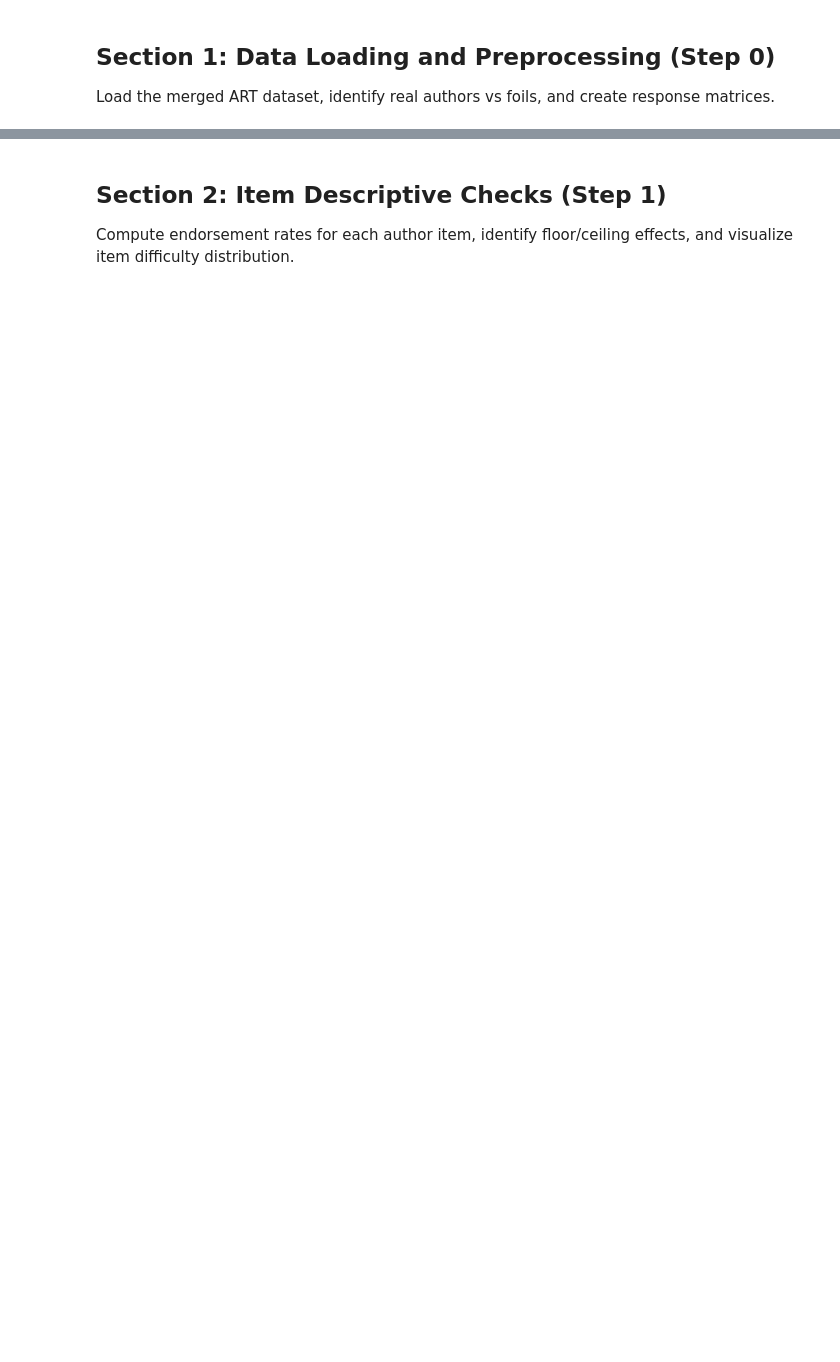
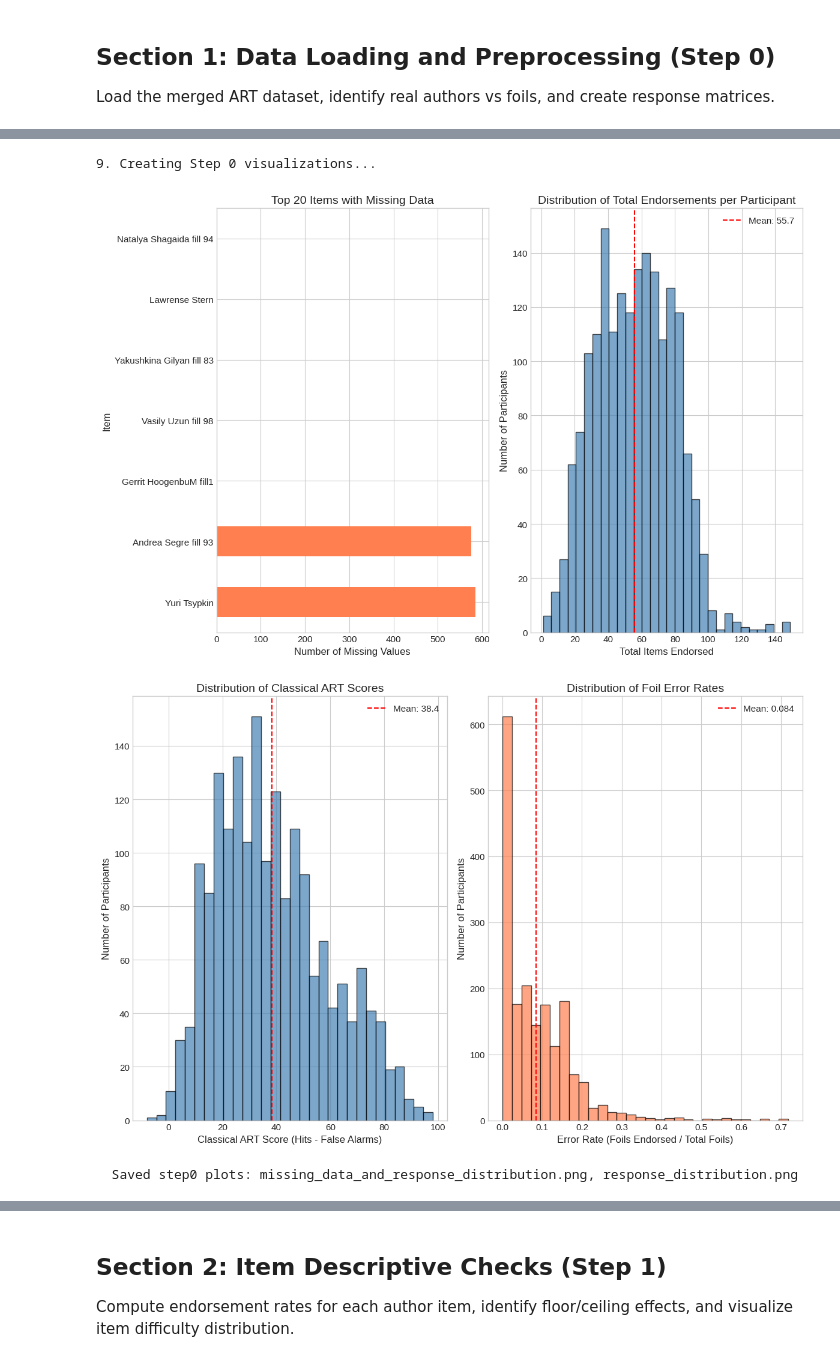
Before and after one commit to BakhturinaPolina/russian-author-recognition-test, a Jupyter notebook: scripts/analysis/irt_art_analysis.ipynb, the cells around one changed output, grey strips where cells are left out. Cells and saved outputs as stored; diff of their text form; code cells hidden in the pictures; blank space fills up the shorter version.

```diff
--- a/scripts/analysis/irt_art_analysis.ipynb
+++ b/scripts/analysis/irt_art_analysis.ipynb
@@ -385,0 +581,35 @@ print(f"   Value counts in first column: {item_data_binary.iloc[:, 0].value_coun
+# %%
+# ============================================================
+# EXCLUDE HIGH-MISSING ITEMS FROM FURTHER ANALYSIS
+# ============================================================
+MISSING_EXCLUDE_PCT = 40  # Exclude items with >40% missing
+
+missing_pct = item_data.isnull().sum() / len(item_data) * 100
+high_missing = missing_pct[missing_pct > MISSING_EXCLUDE_PCT].sort_values(ascending=False)
+excluded_set = set(high_missing.index)
+
+# Drop every column whose name is in the excluded set (handles duplicate column names)
+cols_to_drop = [c for c in item_data_binary.columns if c in excluded_set]
+n_dropped = len(cols_to_drop)
+
+if n_dropped > 0:
+    item_data_binary = item_data_binary.drop(columns=cols_to_drop)
+    item_data = item_data.drop(columns=cols_to_drop)
+    # Keep item_labels and item_codes in sync (same order as remaining columns)
+    indices_keep = [i for i, lab in enumerate(item_labels) if lab not in excluded_set]
+    item_labels = [item_labels[i] for i in indices_keep]
+    item_codes = [item_codes[i] for i in indices_keep]
+    # Rebuild author/foil index lists by name (remaining items only)
+    real_author_indices = [i for i, lab in enumerate(item_labels) if lab in set(real_author_names)]
+    foil_indices = [i for i, lab in enumerate(item_labels) if lab in set(foil_names)]
+    # Update classification table to remaining items only
+    item_classification = item_classification[~item_classification["item_label"].isin(excluded_set)].reset_index(drop=True)
+    item_classification["item_index"] = range(len(item_classification))
+
+    print(f"\n   Excluded {n_dropped} items with >{MISSING_EXCLUDE_PCT}% missing from further analysis:")
+    for col, pct in high_missing.items():
+        print(f"      {col}: {pct:.1f}% missing")
+    print(f"\n   Response matrix after exclusion: {item_data_binary.shape[0]} participants x {item_data_binary.shape[1]} items")
+    print(f"   Real author items: {len(real_author_indices)}, Foil items: {len(foil_indices)}")
+else:
+    print(f"\n   No items above {MISSING_EXCLUDE_PCT}% missing; none excluded.")
@@ -472,35 +744,43 @@ ax2 = axes[1]
 total_endorsements = item_data_binary.sum(axis=1)
 ax2.hist(total_endorsements, bins=30, edgecolor='black', alpha=0.7, color='steelblue')
 ax2.axvline(total_endorsements.mean(), color='red', linestyle='--', label=f'Mean: {total_endorsements.mean():.1f}')
 ax2.set_xlabel('Total Items Endorsed')
 ax2.set_ylabel('Number of Participants')
 ax2.set_title('Distribution of Total Endorsements per Participant')
 ax2.legend()
 
 plt.tight_layout()
-save_plot(fig, 'step0', 'missing_data_and_response_distribution.png')
+plt.show()  # Display in notebook before saving (save_plot closes the figure)
+save_plot(fig, 'step0', 'missing_data_and_response_distribution.png', silent=True)
 
 # Plot 2: Classical score distribution
 fig, axes = plt.subplots(1, 2, figsize=FIGSIZE_MEDIUM)
 
 ax1 = axes[0]
 ax1.hist(classical_score, bins=30, edgecolor='black', alpha=0.7, color='steelblue')
 ax1.axvline(classical_score.mean(), color='red', linestyle='--', label=f'Mean: {classical_score.mean():.1f}')
 ax1.set_xlabel('Classical ART Score (Hits - False Alarms)')
 ax1.set_ylabel('Number of Participants')
 ax1.set_title('Distribution of Classical ART Scores')
 ax1.legend()
 
 ax2 = axes[1]
 ax2.hist(error_rate, bins=30, edgecolor='black', alpha=0.7, color='coral')
 ax2.axvline(error_rate.mean(), color='red', linestyle='--', label=f'Mean: {error_rate.mean():.3f}')
 ax2.set_xlabel('Error Rate (Foils Endorsed / Total Foils)')
 ax2.set_ylabel('Number of Participants')
 ax2.set_title('Distribution of Foil Error Rates')
 ax2.legend()
 
 plt.tight_layout()
-save_plot(fig, 'step0', 'response_distribution.png')
+plt.show()  # Display in notebook before saving (save_plot closes the figure)
+save_plot(fig, 'step0', 'response_distribution.png', silent=True)
+print("  Saved step0 plots: missing_data_and_response_distribution.png, response_distribution.png")
+# %% [output]
+9. Creating Step 0 visualizations...
+[figure, added]
+[figure, added]
+  Saved step0 plots: missing_data_and_response_distribution.png, response_distribution.png
 # %%
 # ============================================================
 # SAVE STEP 0 OUTPUTS
```
Also changed, not shown: parts of 25 cells of this notebook.
